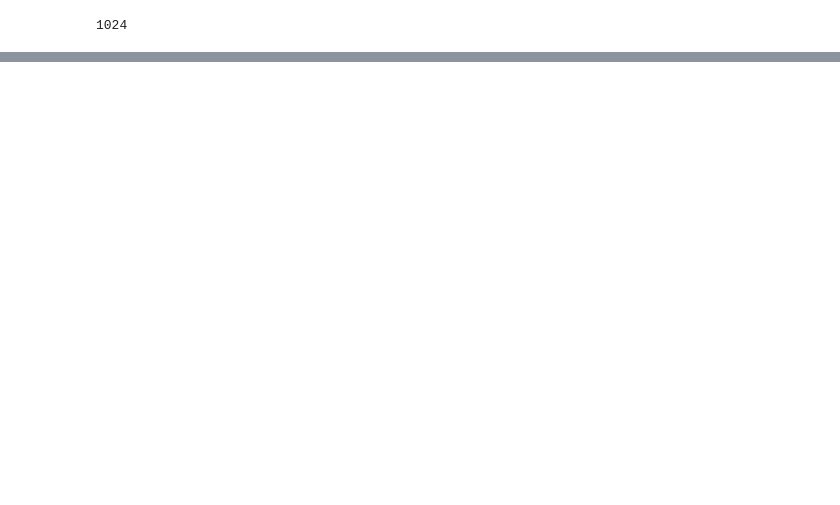
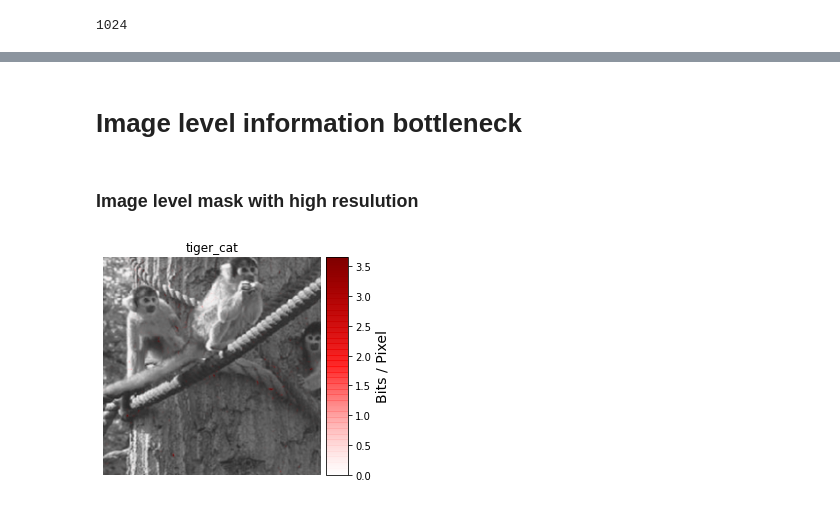
Before and after one commit to CAMP-eXplain-AI/InputIBA, a Jupyter notebook: IBA/notebooks/pytorch_IBA_per_sample.ipynb, the cells around one changed output, grey strips where cells are left out. Saved outputs shown, nothing was run; the diff lists cells and outputs as text; code cells hidden in the pictures; blank space fills up the shorter version.

```diff
--- a/IBA/notebooks/pytorch_IBA_per_sample.ipynb
+++ b/IBA/notebooks/pytorch_IBA_per_sample.ipynb
@@ -191,0 +263,26 @@ torch.Size([32, 401408])
+# %% [markdown]
+# Image level information bottleneck
+# %%
+image =  img.to(dev)
+image_mask = wgan.G.image_mask().clone().detach().to(dev)
+img_noise_std = wgan.G.eps
+img_moise_mean = wgan.G.mean
+img_iba = Image_IBA(image=image,
+                    image_mask=image_mask,
+                    img_eps_std=img_noise_std,
+                    img_eps_mean=img_moise_mean)
+# %% [markdown]
+### Image level mask with high resulution
+# %%
+img_iba.to(dev)
+img_iba.reverse_lambda = False
+img_iba.beta = 20
+img_iba.optimization_steps = 50
+
+model_loss_closure = lambda x: -torch.log_softmax(model(x), 1)[:, target].mean()
+heatmap = img_iba.analyze(img[None].to(dev), model_loss_closure)
+ax = plot_saliency_map(heatmap, tensor_to_np_img(img))
+_ = ax.set_title(idx2class[target])
+plt.show()
+# %% [output]
+[figure, added]
```
Also changed, not shown: parts of 38 cells of this notebook, 9 other files.
